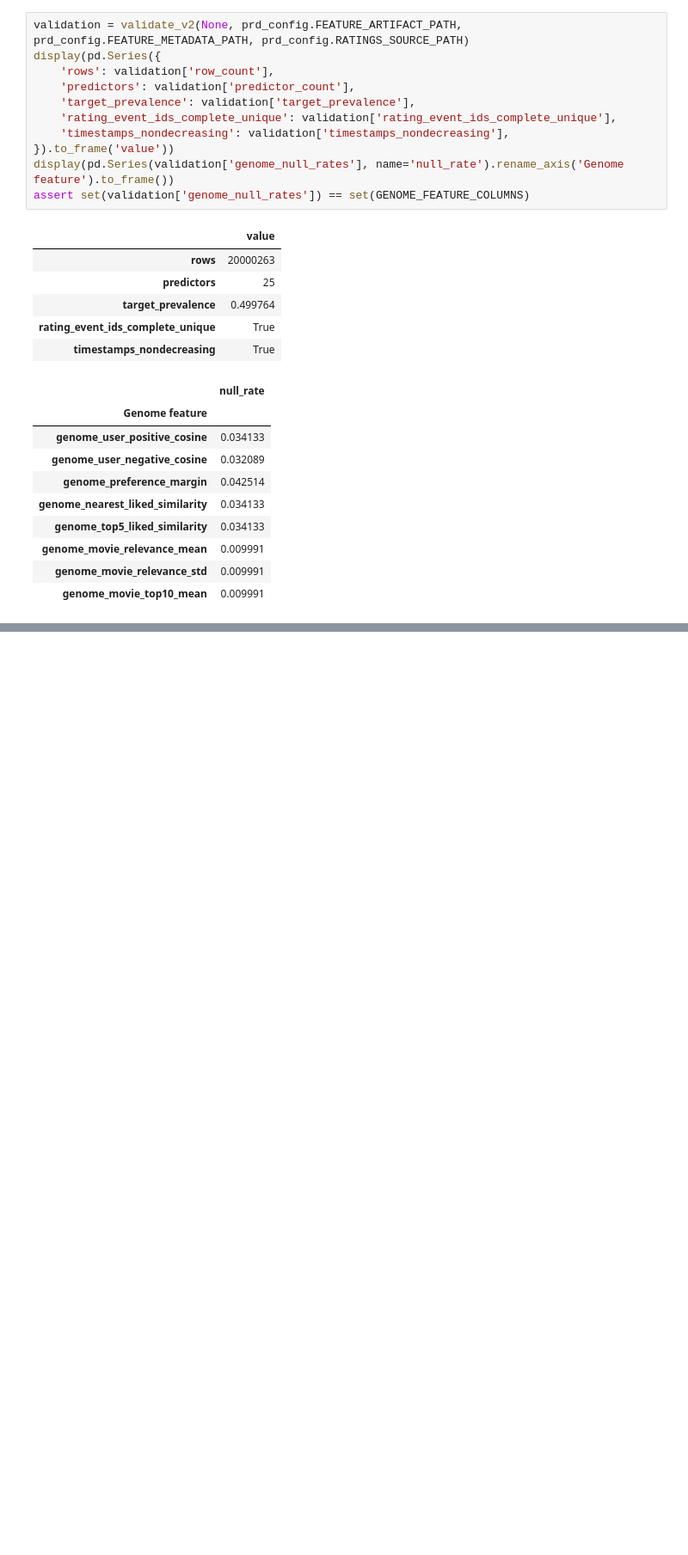
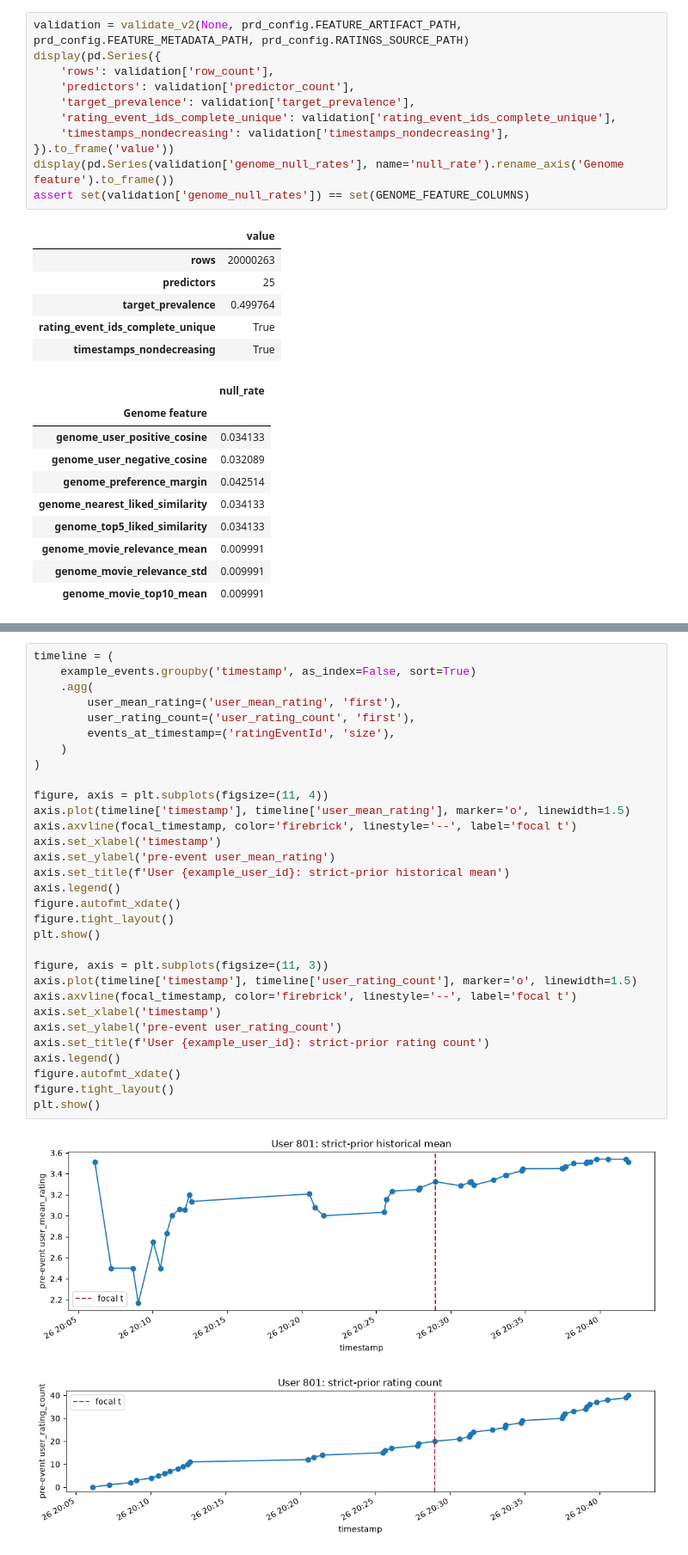
Before and after one commit to 4ngelGtz/movie_rating_predictor, a Jupyter notebook: notebooks/model/genome_prd_v1/01_training_dataset.ipynb, the cells around one changed output, grey strips where cells are left out. Shown at 86% size. Saved outputs shown, nothing was run; the diff lists cells and outputs as text; blank space fills up the shorter version.

```diff
--- a/notebooks/model/genome_prd_v1/01_training_dataset.ipynb
+++ b/notebooks/model/genome_prd_v1/01_training_dataset.ipynb
@@ -77,0 +418,34 @@ assert set(validation['genome_null_rates']) == set(GENOME_FEATURE_COLUMNS)
+# %%
+timeline = (
+    example_events.groupby('timestamp', as_index=False, sort=True)
+    .agg(
+        user_mean_rating=('user_mean_rating', 'first'),
+        user_rating_count=('user_rating_count', 'first'),
+        events_at_timestamp=('ratingEventId', 'size'),
+    )
+)
+
+figure, axis = plt.subplots(figsize=(11, 4))
+axis.plot(timeline['timestamp'], timeline['user_mean_rating'], marker='o', linewidth=1.5)
+axis.axvline(focal_timestamp, color='firebrick', linestyle='--', label='focal t')
+axis.set_xlabel('timestamp')
+axis.set_ylabel('pre-event user_mean_rating')
+axis.set_title(f'User {example_user_id}: strict-prior historical mean')
+axis.legend()
+figure.autofmt_xdate()
+figure.tight_layout()
+plt.show()
+
+figure, axis = plt.subplots(figsize=(11, 3))
+axis.plot(timeline['timestamp'], timeline['user_rating_count'], marker='o', linewidth=1.5)
+axis.axvline(focal_timestamp, color='firebrick', linestyle='--', label='focal t')
+axis.set_xlabel('timestamp')
+axis.set_ylabel('pre-event user_rating_count')
+axis.set_title(f'User {example_user_id}: strict-prior rating count')
+axis.legend()
+figure.autofmt_xdate()
+figure.tight_layout()
+plt.show()
+# %% [output]
+[figure, added]
+[figure, added]
```
Also changed, not shown: parts of 31 cells of this notebook, 2 other files.
